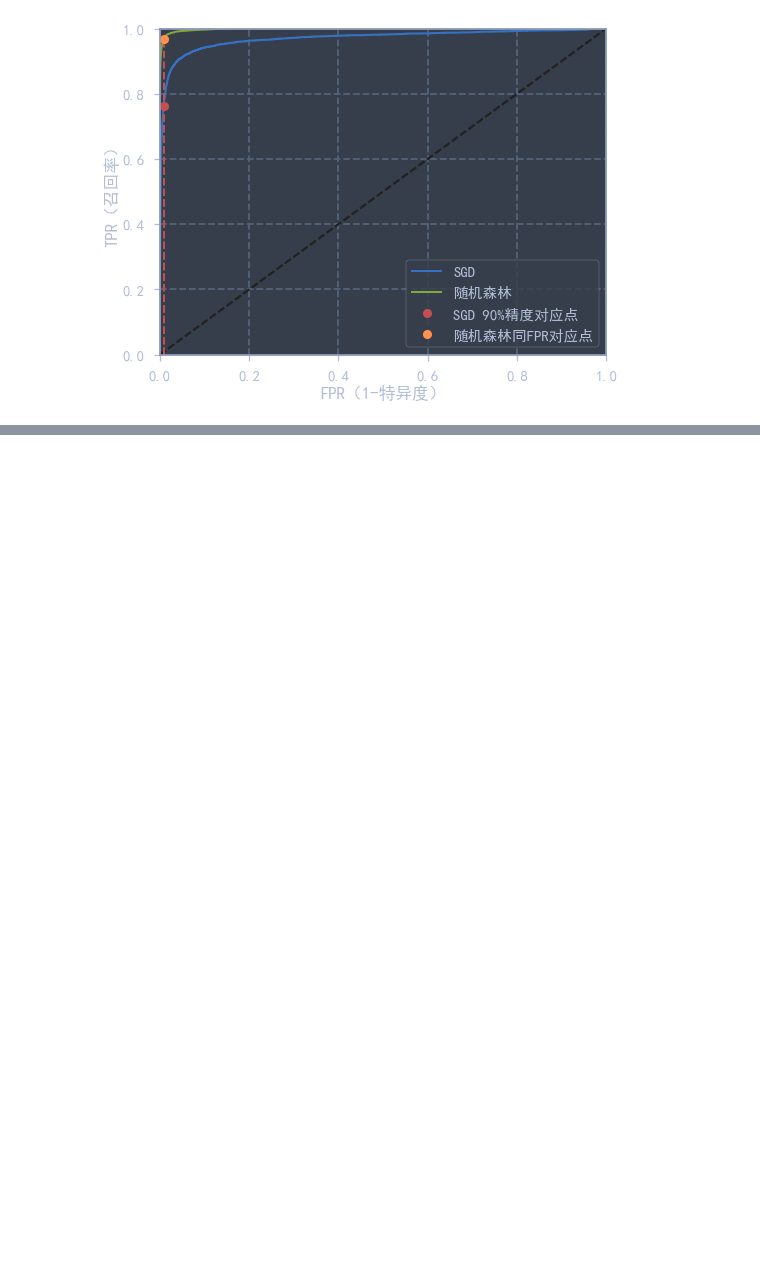
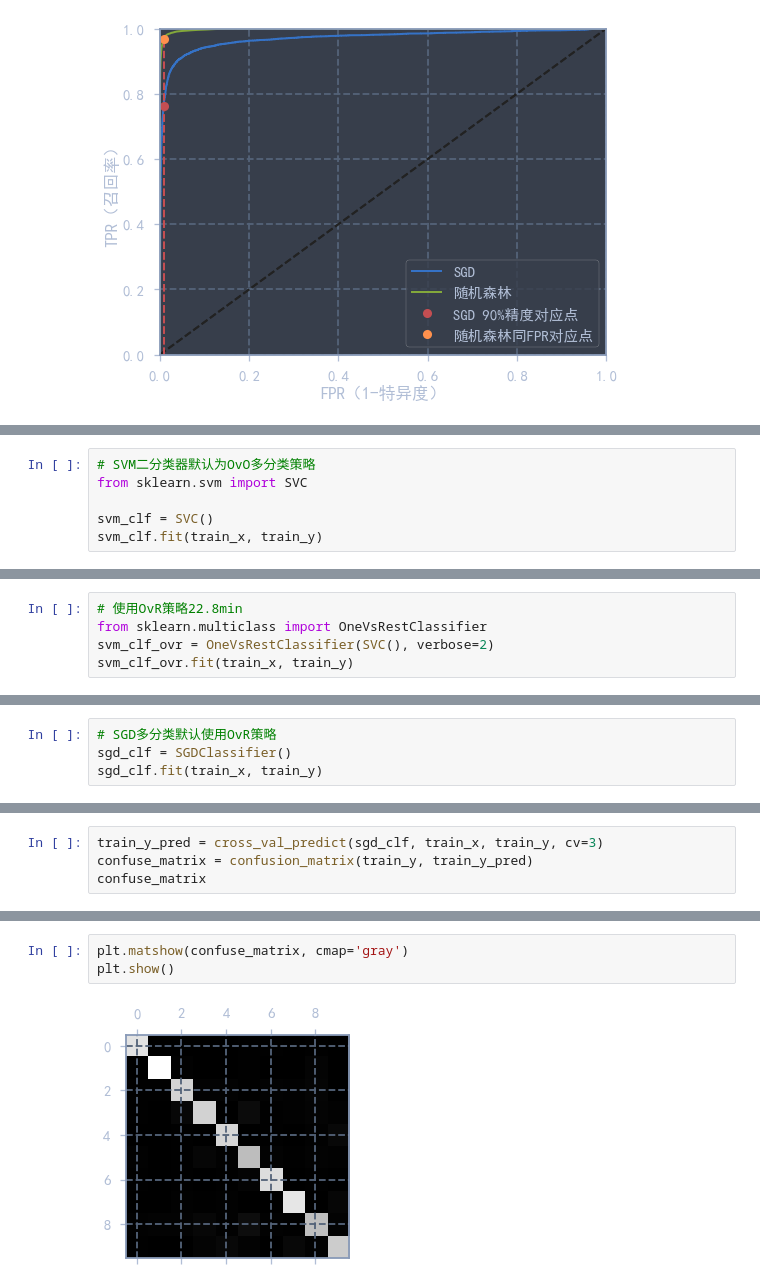
Before and after one commit to wty-yy/ml-scikit-keras-tf2, a Jupyter notebook: 3.classification.ipynb, the cells around one changed output, grey strips where cells are left out. Saved outputs shown, nothing was run; the diff lists cells and outputs as text; blank space fills up the shorter version.

```diff
--- a/3.classification.ipynb
+++ b/3.classification.ipynb
@@ -285,0 +337,6 @@ plt.show()
+# %%
+# SVM二分类器默认为OvO多分类策略
+from sklearn.svm import SVC
+
+svm_clf = SVC()
+svm_clf.fit(train_x, train_y)
@@ -285,0 +345,5 @@ plt.show()
+# %%
+# 使用OvR策略22.8min
+from sklearn.multiclass import OneVsRestClassifier
+svm_clf_ovr = OneVsRestClassifier(SVC(), verbose=2)
+svm_clf_ovr.fit(train_x, train_y)
@@ -285,0 +355,4 @@ plt.show()
+# %%
+# SGD多分类默认使用OvR策略
+sgd_clf = SGDClassifier()
+sgd_clf.fit(train_x, train_y)
@@ -285,0 +385,4 @@ plt.show()
+# %%
+train_y_pred = cross_val_predict(sgd_clf, train_x, train_y, cv=3)
+confuse_matrix = confusion_matrix(train_y, train_y_pred)
+confuse_matrix
@@ -285,0 +401,5 @@ plt.show()
+# %%
+plt.matshow(confuse_matrix, cmap='gray')
+plt.show()
+# %% [output]
+[figure, added]
```
Also changed, not shown: parts of 55 cells of this notebook.
